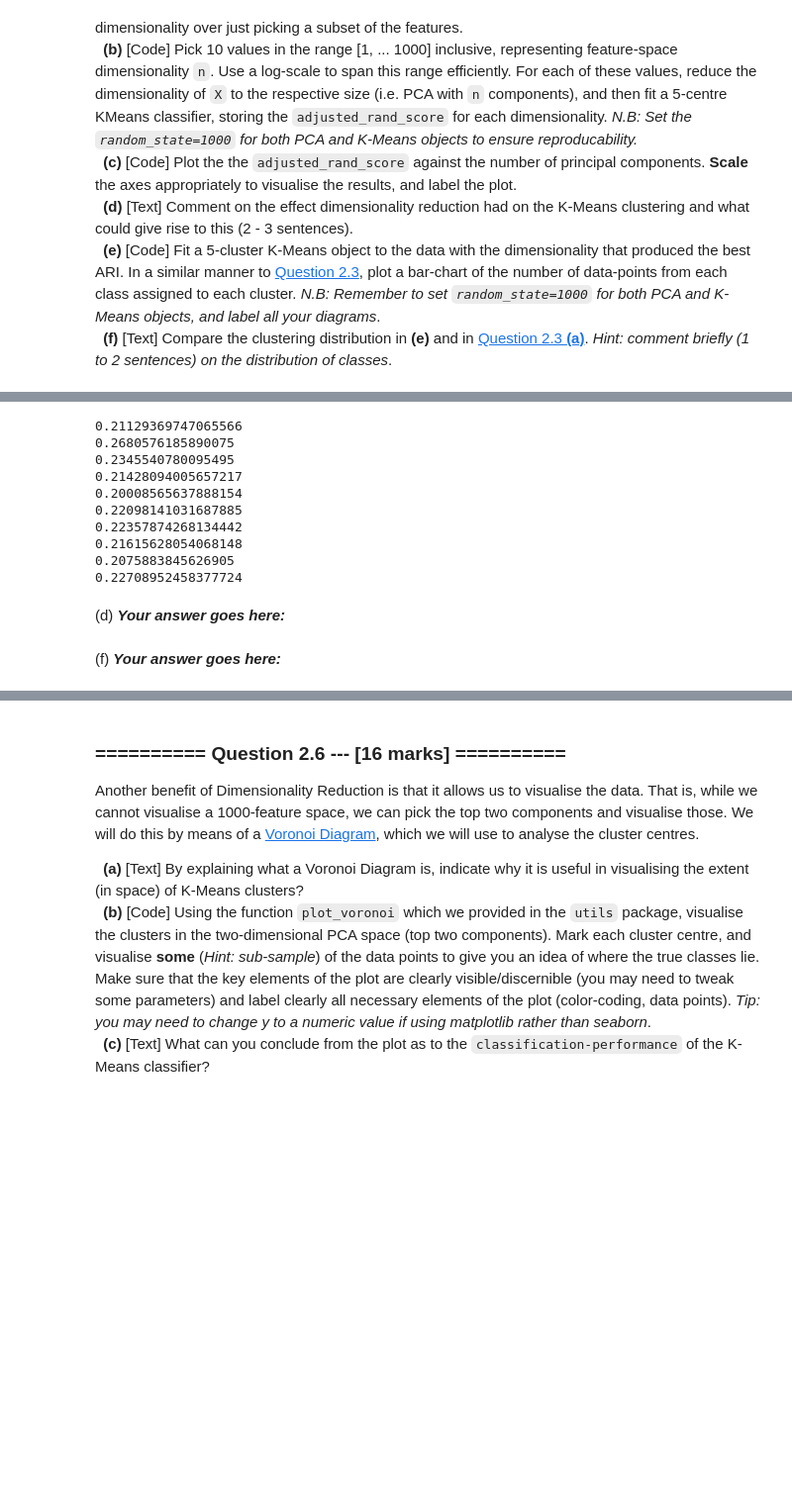
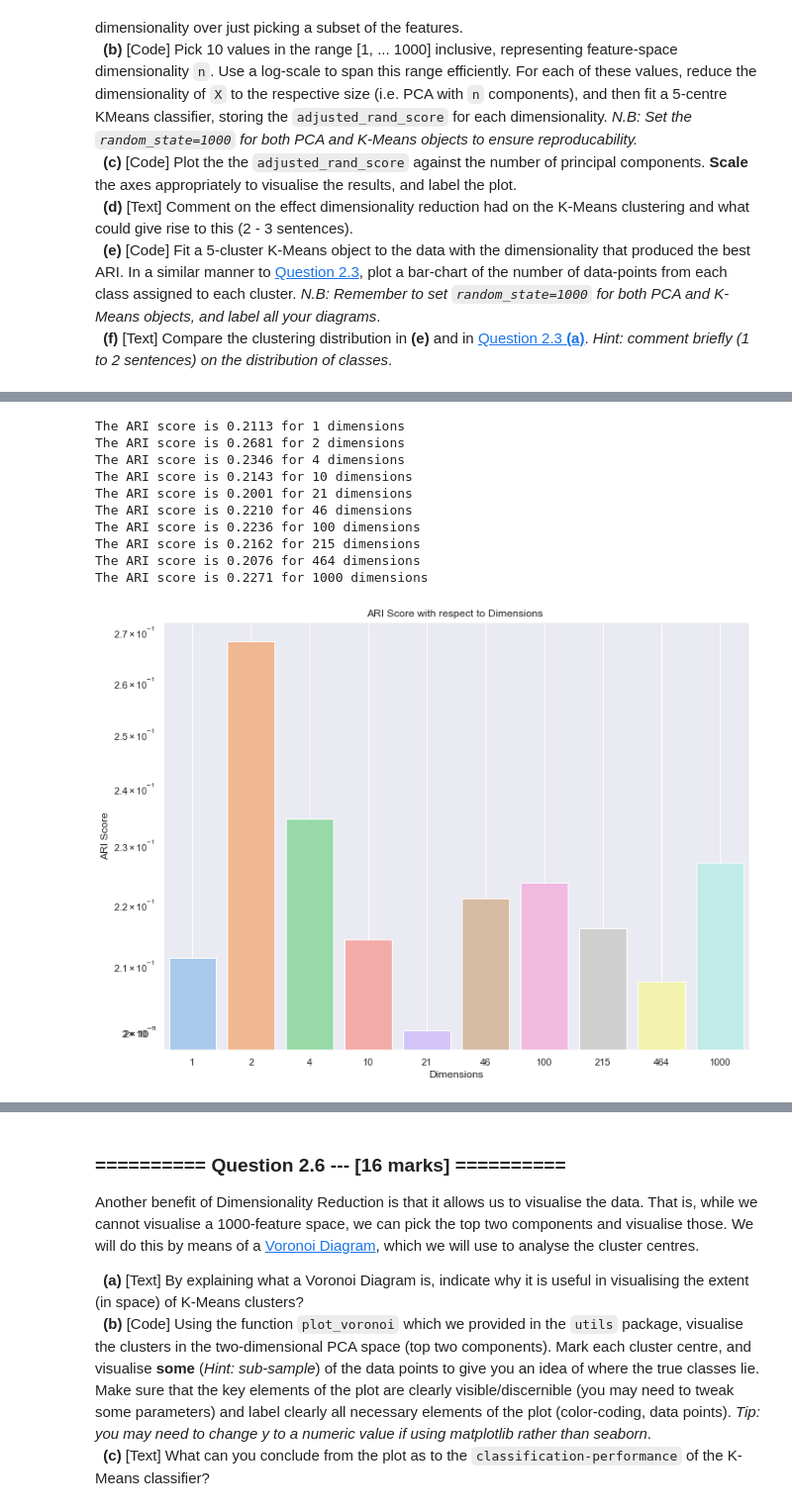
Before and after one commit to aadulan/iaml2018, a Jupyter notebook: Assignments/04_A_KMeans.ipynb, the cells around one changed output, grey strips where cells are left out. Shown at 99% size. Cells and saved outputs as stored; diff of their text form; code cells hidden in the pictures; blank space fills up the shorter version.

```diff
--- a/Assignments/04_A_KMeans.ipynb
+++ b/Assignments/04_A_KMeans.ipynb
@@ -336,5 +338,7 @@ We will now investigate using [PCA](http://scikit-learn.org/0.19/modules/generat
 # %%
+#
 from sklearn.decomposition import PCA
+
 dim = np.geomspace(1,1000,10,dtype=int)
 
 scores =[]
@@ -345,15 +349,15 @@ for i in dim:
     k_means.fit(X_pca)
     score = adjusted_rand_score(y,k_means.predict(X_pca))
     scores.append(score)
-    print(score)
+    print('The ARI score is {:.4f} for {} dimensions'.format(score,i))
 # %% [output]
-0.21129369747065566
-0.2680576185890075
-0.2345540780095495
-0.21428094005657217
-0.20008565637888154
-0.22098141031687885
-0.22357874268134442
-0.21615628054068148
-0.2075883845626905
-0.22708952458377724
+The ARI score is 0.2113 for 1 dimensions
+The ARI score is 0.2681 for 2 dimensions
+The ARI score is 0.2346 for 4 dimensions
+The ARI score is 0.2143 for 10 dimensions
+The ARI score is 0.2001 for 21 dimensions
+The ARI score is 0.2210 for 46 dimensions
+The ARI score is 0.2236 for 100 dimensions
+The ARI score is 0.2162 for 215 dimensions
+The ARI score is 0.2076 for 464 dimensions
+The ARI score is 0.2271 for 1000 dimensions
@@ -362,2 +363,0 @@ for i in dim:
-# %% [markdown]
-(d) ***Your answer goes here:***
@@ -366,2 +364,14 @@ for i in dim:
-# %% [markdown]
-(f) ***Your answer goes here:***
+# %%
+# plot the barplot
+sns.barplot(x=dim,y=scores,palette='pastel')
+
+#----Title and labels
+plt.grid()
+plt.yscale('log')
+plt.xlabel('Dimensions')
+plt.ylabel('ARI Score')
+plt.title('ARI Score with respect to Dimensions ')
+plt.yticks(np.arange(0.2,0.27,0.01))
+plt.show()
+# %% [output]
+[figure, added]
```
Also changed, not shown: parts of 7 cells of this notebook.
